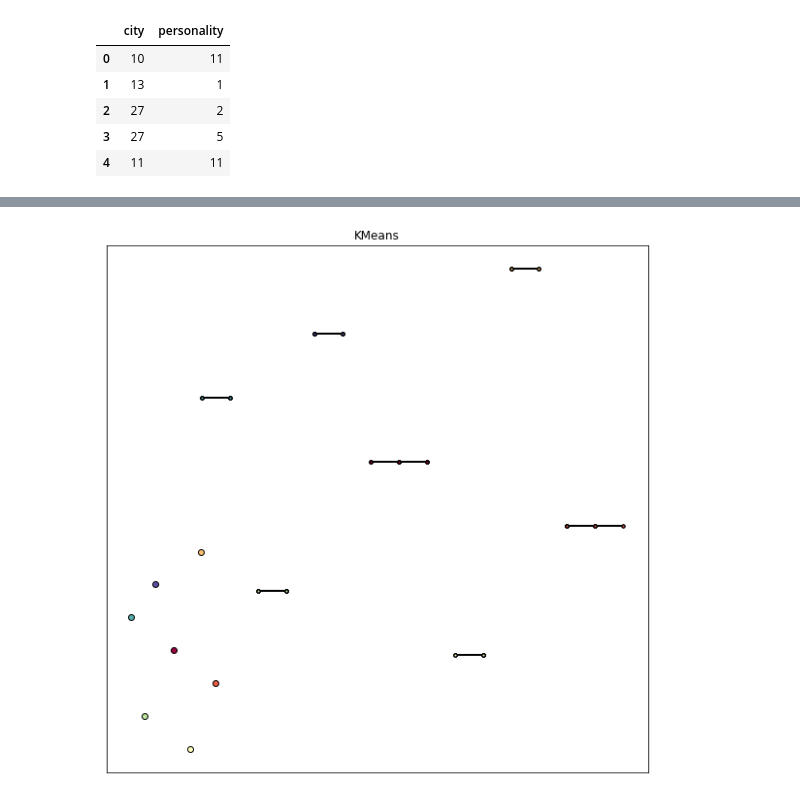
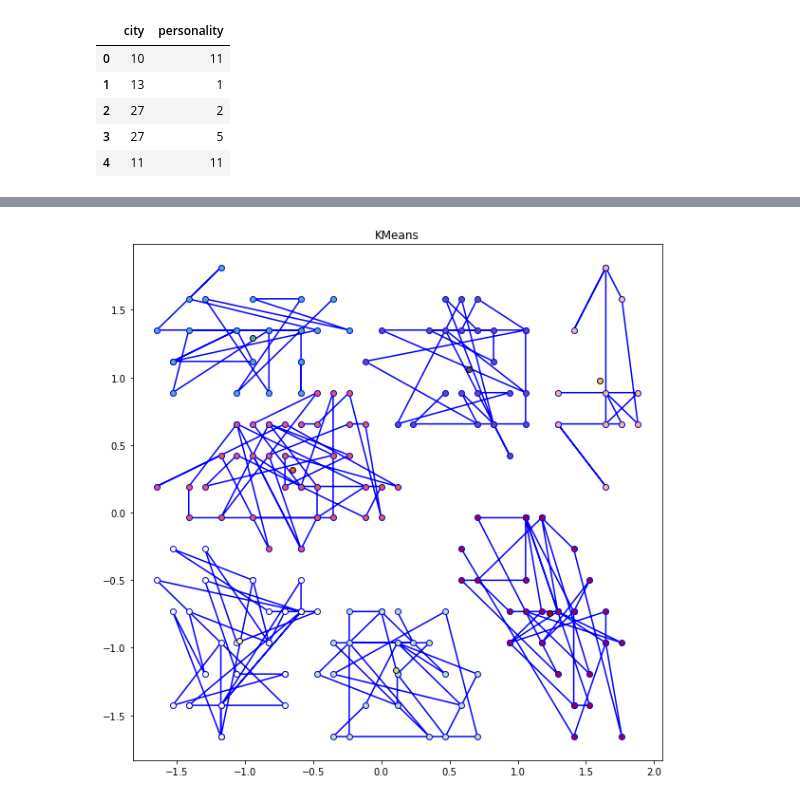
Before and after one commit to Alifarrd/Clustering-Project_BNUT, a Jupyter notebook: Clustering Project_ BNUT.ipynb, the cells around one changed output, grey strips where cells are left out. Drawn from its saved outputs; the diff is of its cells as text; code cells hidden in the pictures.

```diff
--- a/Clustering Project_ BNUT.ipynb
+++ b/Clustering Project_ BNUT.ipynb
@@ -34,7 +35,7 @@ sample1.head()
 # %%
 from sklearn.preprocessing import StandardScaler
 X=sample1
-X = sample1.values[:,1:]
+X = sample1.values[:,:]
 X = np.nan_to_num(X)
 Clus_dataSet = StandardScaler().fit_transform(X)
 Clus_dataSet
@@ -119,6 +113,7 @@ writer.close()
 # %%
 k_means_labels=labels
 k_means_cluster_centers = k_means.cluster_centers_
+
 # Initialize the plot with the specified dimensions.
 fig = plt.figure(figsize=(10, 10))
 
@@ -128,35 +123,34 @@ fig = plt.figure(figsize=(10, 10))
 colors = plt.cm.Spectral(np.linspace(0, 1, len(set(k_means_labels))))
 
 # Create a plot
 ax = fig.add_subplot(1, 1, 1)
 
 # For loop that plots the data points and centroids.
 # k will range from 0-3, which will match the possible clusters that each
 # data point is in.
 for k, col in zip(range(len(k_means_cluster_centers)), colors):
     # Create a list of all data points, where the data points that are
     # in the cluster (ex. cluster 0) are labeled as true, else they are
     # labeled as false.
     my_members = (k_means_labels == k)
     #print(my_members)
     # Define the centroid, or cluster center.
     cluster_center = k_means_cluster_centers[k]
     # Plots the datapoints with color col.
-    ax.plot(X[my_members, 0], X[my_members, 1], 'k', markerfacecolor=col, marker='.')
-
+    ax.plot(X[my_members, 0], X[my_members, 1], 'b', markerfacecolor=col, marker='o')
     # Plots the centroids with specified color, but with a darker outline
     ax.plot(cluster_center[0], cluster_center[1], 'o', markerfacecolor=col,  markeredgecolor='k', markersize=6)
 
 # Title of the plot
 ax.set_title('KMeans')
 
 # Remove x-axis ticks
-ax.set_xticks(())
+#ax.set_xticks(())
 
 # Remove y-axis ticks
-ax.set_yticks(())
+#ax.set_yticks(())
 
 # Show the plot
 plt.show()
 # %% [output]
-[figure, old version]
+[figure, new version]
```
Also changed, not shown: parts of 7 cells of this notebook.
